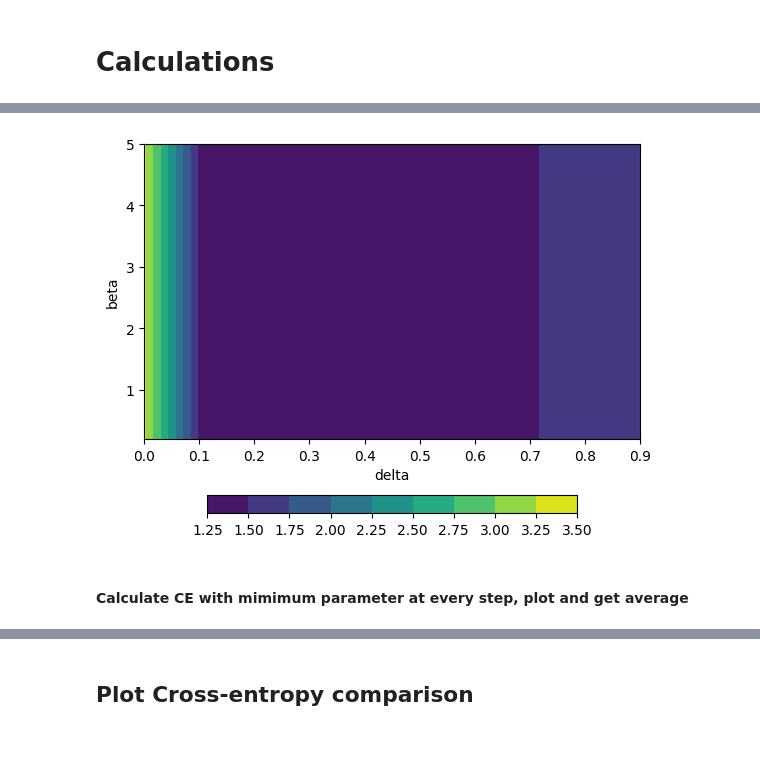
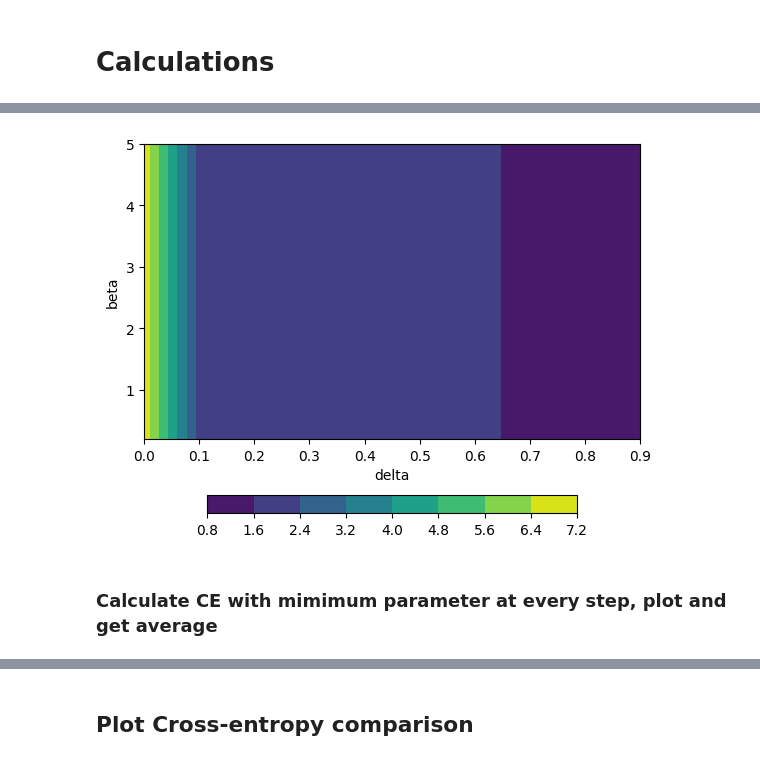
Before and after one commit to niv-shapira/Rosenberg-2021-Repository-DORA, a Jupyter notebook: Maze-ADORA-Comparison.ipynb, the cells around one changed output, grey strips where cells are left out. Drawn from its saved outputs; the diff is of its cells as text; code cells hidden in the pictures.

```diff
--- a/Maze-ADORA-Comparison.ipynb
+++ b/Maze-ADORA-Comparison.ipynb
@@ -140,0 +111,4 @@ OutCEs(names=UnrewNamesSub,params=params,ma=ma,mode=mode,frame=frame,maxpercent=
+# %%
+model_name = 'backward-bias_test'
+subdir = 'outdata_DORA/' + model_name + '/'
+fstr_ces = subdir + '%s_ces_' + model_name + '.npy'
@@ -167,7 +144,7 @@ print(np.mean(clean_argmin,axis=0))
 # %%
 # fixed params by index of closest to average parameter in params list
-fixed_params = [0, 0, 0, 3]
+fixed_params = [5, 0, 0, 7]
 fig,_ = PlotTopologyRand(UnrewNamesSub, fstr_ces, params, fixed_params)
 # %% [output]
-[figure, old version]
+[figure, new version]
 # %%
@@ -175,4 +152,4 @@ url = subdir+'topology_random-walk-bias_'+str(maxpercent)+'percent.pdf'
 fig.savefig(url,bbox_inches="tight")
 # %% [markdown]
-#### Calculate CE with mimimum parameter at every step, plot and get average
+### Calculate CE with mimimum parameter at every step, plot and get average
 # %%
```
Also changed, not shown: parts of 51 cells of this notebook, 58 other files.
